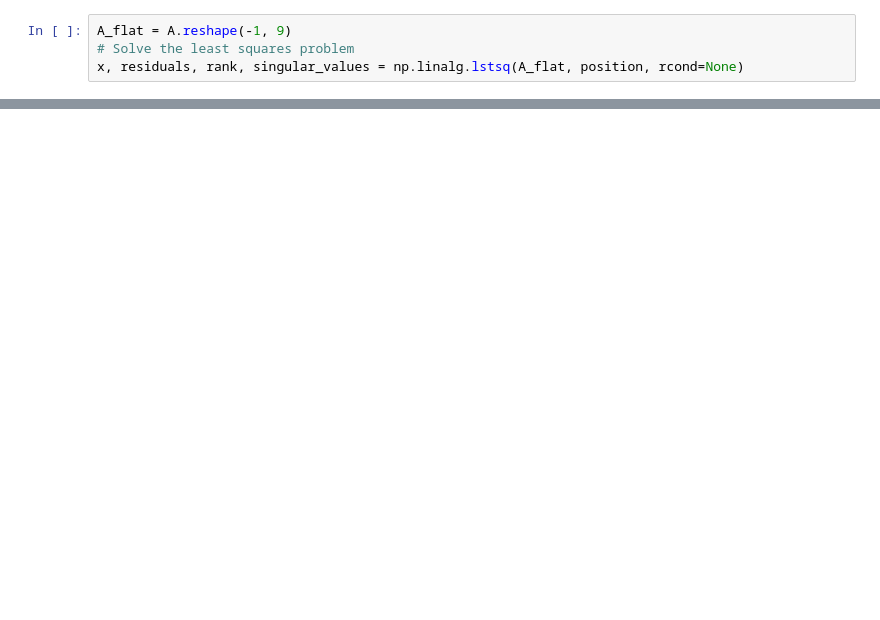
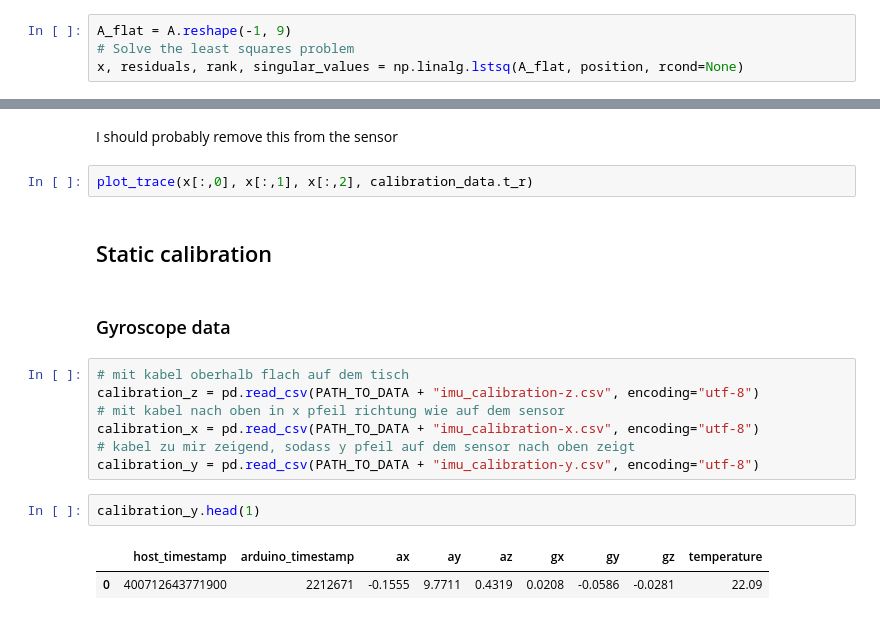
Before and after one commit to anni5701/tracePrediction, a Jupyter notebook: calibration.ipynb, the cells around one changed output, grey strips where cells are left out. Cells and saved outputs as stored; diff of their text form; blank space fills up the shorter version.

```diff
--- a/calibration.ipynb
+++ b/calibration.ipynb
@@ -558,0 +461,20 @@ array([[ 2.32605143e+05,  5.52768819e+04, -5.89199918e+04],
+# %% [markdown]
+I should probably remove this from the sensor
+# %%
+plot_trace(x[:,0], x[:,1], x[:,2], calibration_data.t_r)
+# %% [markdown]
+## Static calibration
+# %% [markdown]
+### Gyroscope data
+# %%
+# mit kabel oberhalb flach auf dem tisch
+calibration_z = pd.read_csv(PATH_TO_DATA + "imu_calibration-z.csv", encoding="utf-8")
+# mit kabel nach oben in x pfeil richtung wie auf dem sensor
+calibration_x = pd.read_csv(PATH_TO_DATA + "imu_calibration-x.csv", encoding="utf-8")
+# kabel zu mir zeigend, sodass y pfeil auf dem sensor nach oben zeigt
+calibration_y = pd.read_csv(PATH_TO_DATA + "imu_calibration-y.csv", encoding="utf-8")
+# %%
+calibration_y.head(1)
+# %% [output]
+|  | host_timestamp | arduino_timestamp | ax | ay | az | gx | gy | gz | temperature |
+| 0 | 400712643771900 | 2212671 | -0.1555 | 9.7711 | 0.4319 | 0.0208 | -0.0586 | -0.0281 | 22.09 |
```
Also changed, not shown: parts of 20 cells of this notebook, 4 other files.
